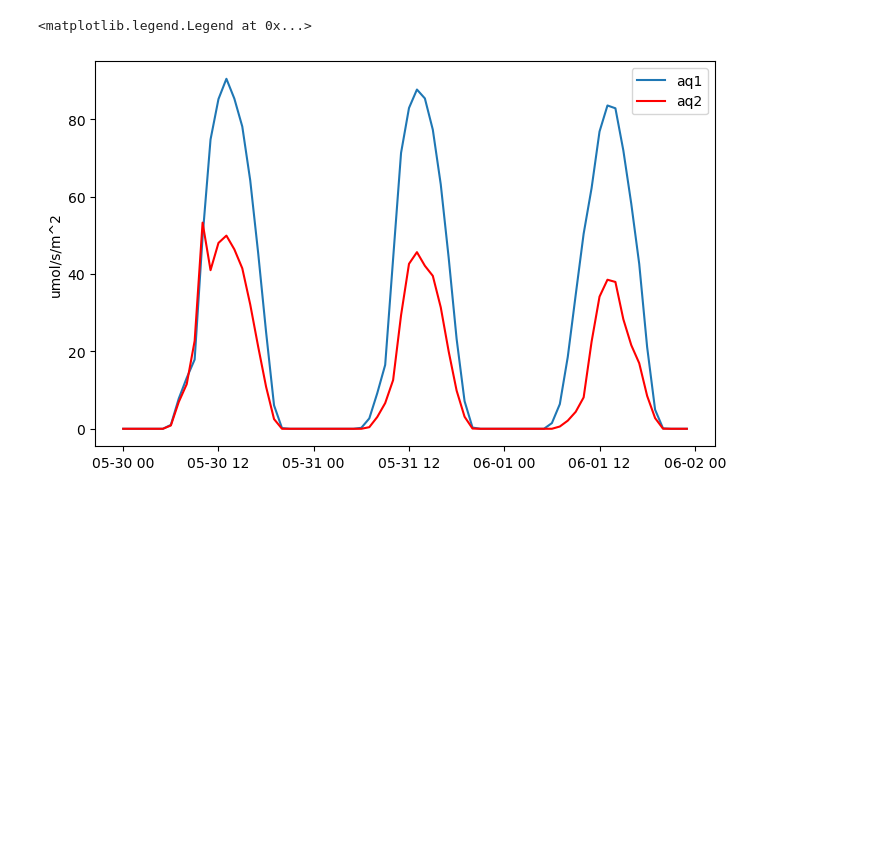
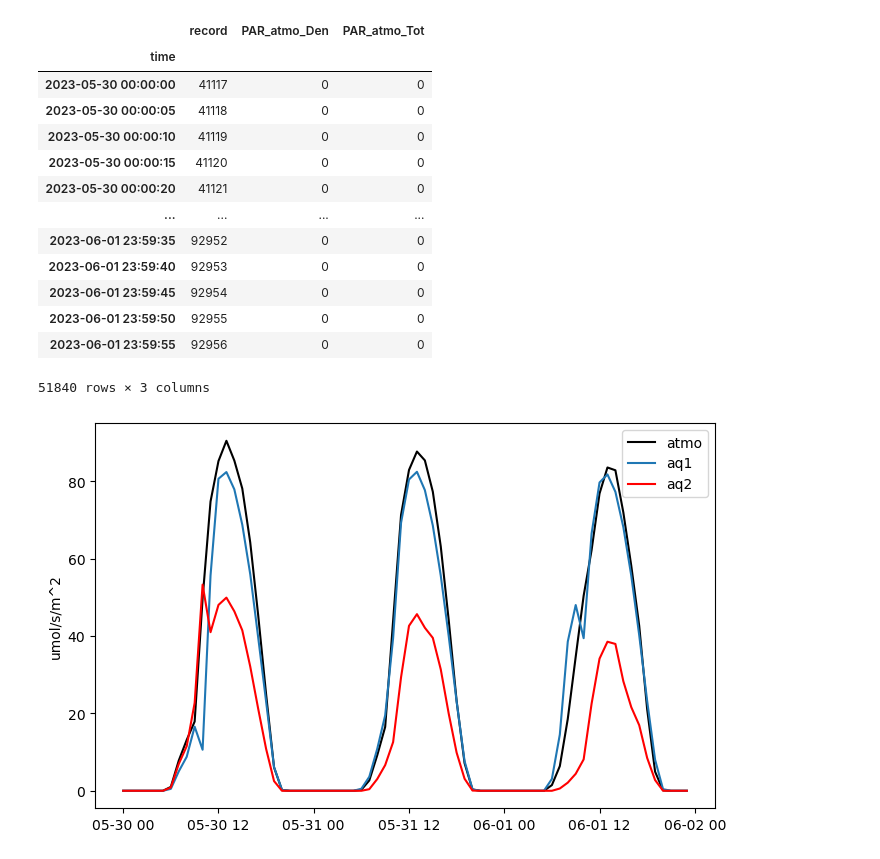
Before and after one commit to sscopazzi/Cal_Poly_Maritime_Academy_Research_Buoy, a Jupyter notebook: python_code/deployment_test.ipynb, the cells around one changed output. Drawn from its saved outputs; the diff is of its cells as text; code cells hidden in the pictures; blank space fills up the shorter version.

```diff
--- a/python_code/deployment_test.ipynb
+++ b/python_code/deployment_test.ipynb
@@ -154,37 +177,82 @@ Text(0.5, 1.0, 'Direction')
 # %%
+## PAR DATA
+## The atmo and paraq1 sensors were swapped in the wiring during the test
+
+# init PAR top
 dfaq1_list = [] # init empty dataframe
-for x in paraq1:
-    loop = pd.read_csv(x,sep=',',names=["time","record","PAR_aqua1_Den","PAR_aqua1_Tot"],header=3,parse_dates=[0],encoding = "utf-8")
+for x in paratmo: # UNSWAPING PAR1 AND ATMO, real paraq1 data is in atmo from datalogger
+    loop = pd.read_csv(x,sep=',',names=["time","record","PAR_aqua1_Den","PAR_aqua1_Tot"],
+                       header=3,
+                       parse_dates=[0],
+                       encoding = "utf-8")
     dfaq1_list.append(loop)
 
-dl1 = pd.concat(dfaq1_list,ignore_index=True)       # dl for datalogger sensor values
+dl1 = pd.concat(dfaq1_list,ignore_index=True)
 dl1 = dl1.set_index('time')                         # set the time column to be the index
 dl1 = dl1.loc['2023-05-30':'2023-06-01']            # slicing dates I want
 dl1_hr = dl1.astype('int64').resample('1H').mean()  # but what is the astype doing really
-# dl1.info()
 
+# init PAR bottom
 dfaq2_list = [] # init empty dataframe
 for y in paraq2:
-    loop = pd.read_csv(y,sep=',',names=["time","record","PAR_aqua2_Den","PAR_aqua2_Tot"],header=3,parse_dates=[0],encoding = "utf-8")
+    loop = pd.read_csv(y,
+                       sep=',',
+                       names=["time","record","PAR_aqua2_Den","PAR_aqua2_Tot"],
+                       header=3,
+                       parse_dates=[0],
+                       encoding = "utf-8")
     dfaq2_list.append(loop)
 
-dl2 = pd.concat(dfaq2_list,ignore_index=True)         # dl for datalogger sensor values
+dl2 = pd.concat(dfaq2_list,ignore_index=True)
 dl2 = dl2.set_index('time')                           # set the time column to be the index
 dl2 = dl2.loc['2023-05-30':'2023-06-01']              # slicing dates I want
 dl2_hr = dl2.astype('int64').resample('1H').mean()    # but what is the astype doing really
-# dl2.info()
 
-fig,ax=plt.subplots(figsize=(8,5))
-ax.plot(dl1_hr.index,dl1_hr.PAR_aqua1_Tot,label='aq1')
-ax.set_ylabel('umol/s/m^2')
-ax.plot(dl2_hr.index,dl2_hr.PAR_aqua2_Tot,label='aq2',color='red')
-ax.legend()
+# init PAR atmo
+dfatmo_list = [] # init empty dataframe
+for y in paraq1: # UNSWAPPING PAR1 AND ATMO, real atmo data is in paraq1 from datalogger
+    loop = pd.read_csv(y,
+                       sep=',',
+                       names=["time","record","PAR_atmo_Den","PAR_atmo_Tot"],
+                       header=3,
+                       parse_dates=[0],
+                       encoding = "utf-8")
+    dfatmo_list.append(loop)
+
+dl3 = pd.concat(dfatmo_list,ignore_index=True)
+dl3 = dl3.set_index('time')                           # set the time column to be the index
+dl3 = dl3.loc['2023-05-30':'2023-06-01']              # slicing dates I want
+dl3_hr = dl3.astype('int64').resample('1H').mean()    # but what is the astype doing really
 
 # fig,ax=plt.subplots(ncols=1,nrows=2,figsize=(8,5))
 # ax[0].plot(dl_hr.index,dl_hr.PAR_aqua1_Tot)
 # ax[0].set_ylabel('aqua1')
 # ax[1].plot(dl2_hr.index,dl2_hr.PAR_aqua2_Tot)
 # ax[1].set_ylabel('aqua2')
+
+dl3
 # %% [output]
+|  | record | PAR_atmo_Den | PAR_atmo_Tot |
+| time |  |  |  |
+| 2023-05-30 00:00:00 | 41117 | 0 | 0 |
+| 2023-05-30 00:00:05 | 41118 | 0 | 0 |
+| 2023-05-30 00:00:10 | 41119 | 0 | 0 |
+| 2023-05-30 00:00:15 | 41120 | 0 | 0 |
+| 2023-05-30 00:00:20 | 41121 | 0 | 0 |
+| ... | ... | ... | ... |
+| 2023-06-01 23:59:35 | 92952 | 0 | 0 |
+| 2023-06-01 23:59:40 | 92953 | 0 | 0 |
+| 2023-06-01 23:59:45 | 92954 | 0 | 0 |
+| 2023-06-01 23:59:50 | 92955 | 0 | 0 |
+| 2023-06-01 23:59:55 | 92956 | 0 | 0 |
-<matplotlib.legend.Legend at 0x...>
+51840 rows × 3 columns
-[figure, removed]
+# %%
+# plot three PAR sensors on same plot
+fig,ax=plt.subplots(figsize=(8,5))
+ax.plot(dl3_hr.index,dl3_hr.PAR_atmo_Tot,label='atmo',color='black')
+ax.plot(dl1_hr.index,dl1_hr.PAR_aqua1_Tot,label='aq1')
+ax.plot(dl2_hr.index,dl2_hr.PAR_aqua2_Tot,label='aq2',color='red')
+ax.set_ylabel('umol/s/m^2')
+ax.legend();
+# %% [output]
+[figure, added]
```
Also changed, not shown: parts of 5 cells of this notebook.
